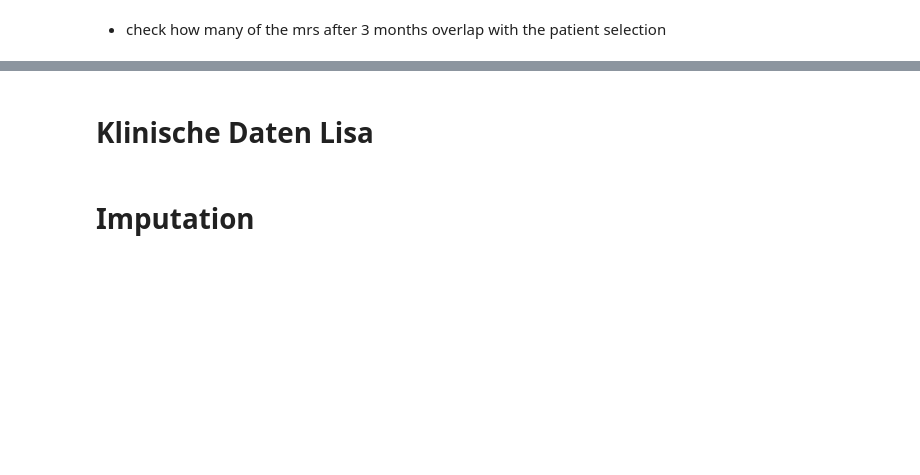
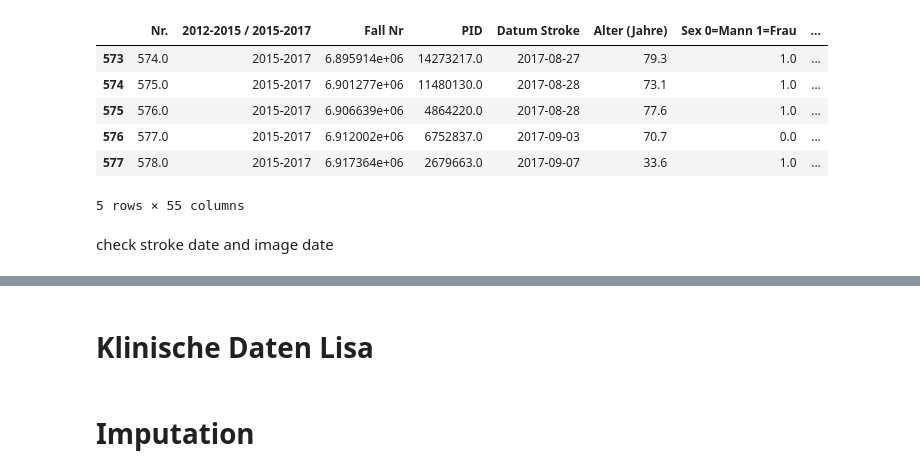
Before and after one commit to buehlpa/berne-cohort-data-pipeline, a Jupyter notebook: 4_0_0_ Clinical_data_preparation.ipynb, the cells around one changed output, grey strips where cells are left out. Saved outputs shown, nothing was run; the diff lists cells and outputs as text; code cells hidden in the pictures; blank space fills up the shorter version.

```diff
--- a/4_0_0_ Clinical_data_preparation.ipynb
+++ b/4_0_0_ Clinical_data_preparation.ipynb
@@ -1,25 +1,32 @@
 # %%
 import os
 import pandas as pd
 from datetime import datetime
 import pydicom
 import matplotlib.image as mpimg
 import matplotlib.pyplot as plt
 import csv
 import re
-from venn import venn
 
 
 from utils.selection import *
 
 
 # Source of RAW DICOMs
 BERN_PATH='/nasdata/Berner_Daten/Other_Side_Bilddaten'
-# Project data path
-ANALYSIS_PATH='/home/bule/berner_daten_analyse/data'
 
-file_path = '/home/bule/berner_daten_analyse/data/clinical/Kopie Olea von Relevent Data Other File 20181005.xlsx'
+DATA_PATH='/home/bule/berner_daten_analyse/data'
+file_path =os.path.join(DATA_PATH, 'clinical','Kopie Olea von Relevent Data Other File 20181005.xlsx')
 
 data = pd.read_excel(file_path)
-
+#remove the last empty rows -> these are just commentings
+data = data.iloc[:578]
 data.tail()
+# %% [output]
+|  | Nr. | 2012-2015 / 2015-2017 | Fall Nr | PID | Datum Stroke | Alter (Jahre) | Sex 0=Mann 1=Frau | ... |
+| 573 | 574.0 | 2015-2017 | 6.895914e+06 | 14273217.0 | 2017-08-27 | 79.3 | 1.0 | ... |
+| 574 | 575.0 | 2015-2017 | 6.901277e+06 | 11480130.0 | 2017-08-28 | 73.1 | 1.0 | ... |
+| 575 | 576.0 | 2015-2017 | 6.906639e+06 | 4864220.0 | 2017-08-28 | 77.6 | 1.0 | ... |
+| 576 | 577.0 | 2015-2017 | 6.912002e+06 | 6752837.0 | 2017-09-03 | 70.7 | 0.0 | ... |
+| 577 | 578.0 | 2015-2017 | 6.917364e+06 | 2679663.0 | 2017-09-07 | 33.6 | 1.0 | ... |
+5 rows × 55 columns
@@ -30,2 +32,0 @@ data.tail()
-# %% [markdown]
-- check how many of the mrs after 3 months overlap with the patient selection
@@ -43 +33,3 @@ len(set({float(x) for x in intersect}).intersection(pid_with_mrs3))
+# %% [markdown]
+check stroke date and image date
 # %%
```
Also changed, not shown: parts of 5 cells of this notebook, 3 other files.
